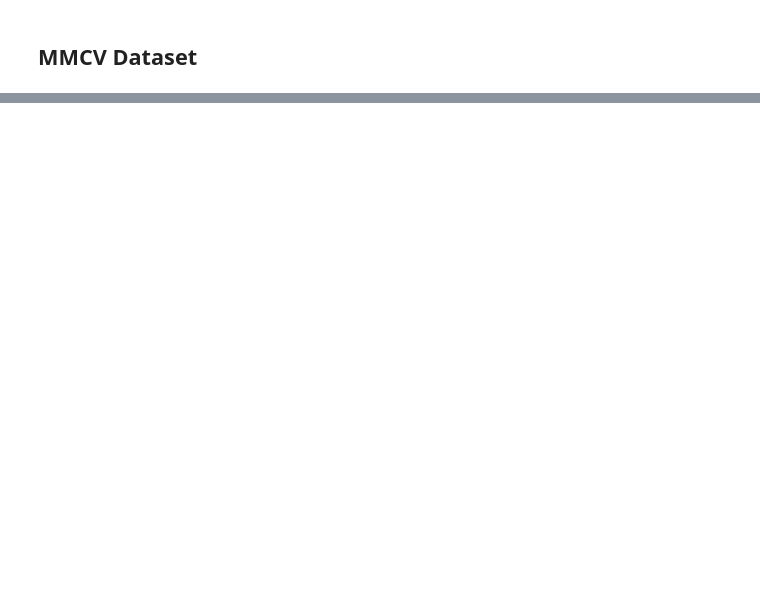
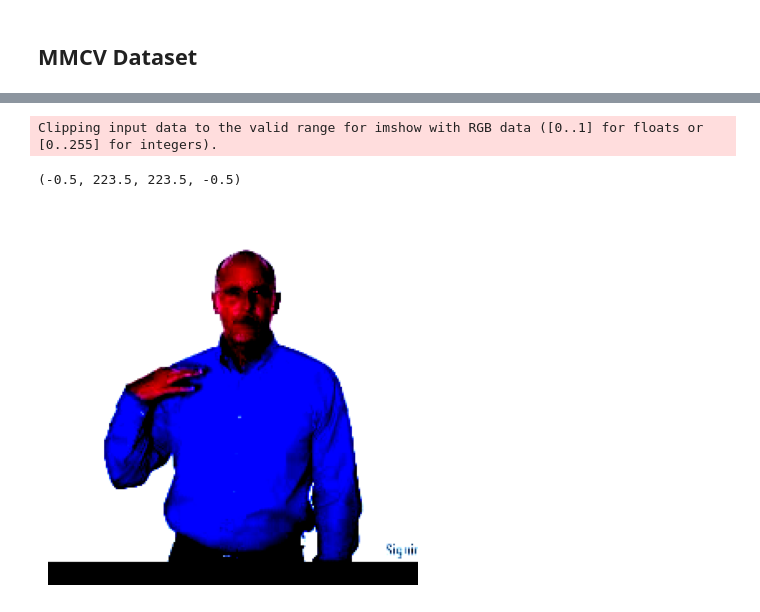
Before and after one commit to UoA-CARES/sign-language-benchmarks, a Jupyter notebook: experiments/wlasl/seven-sees/dataset_output.ipynb, the cells around one changed output, grey strips where cells are left out. Drawn from its saved outputs; the diff is of its cells as text; code cells hidden in the pictures; blank space fills up the shorter version.

```diff
--- a/experiments/wlasl/seven-sees/dataset_output.ipynb
+++ b/experiments/wlasl/seven-sees/dataset_output.ipynb
@@ -76,0 +106,9 @@ Clipping input data to the valid range for imshow with RGB data ([0..1] for floa
+# %%
+video_iter = iter(mmcv_imgs.squeeze().permute(1,2,3,0))
+# %%
+plt.imshow(next(video_iter))
+plt.axis('off')
+# %% [output]
+Clipping input data to the valid range for imshow with RGB data ([0..1] for floats or [0..255] for integers).
+(-0.5, 223.5, 223.5, -0.5)
+[figure, added]
```
Also changed, not shown: parts of 11 cells of this notebook, 5 other files.
